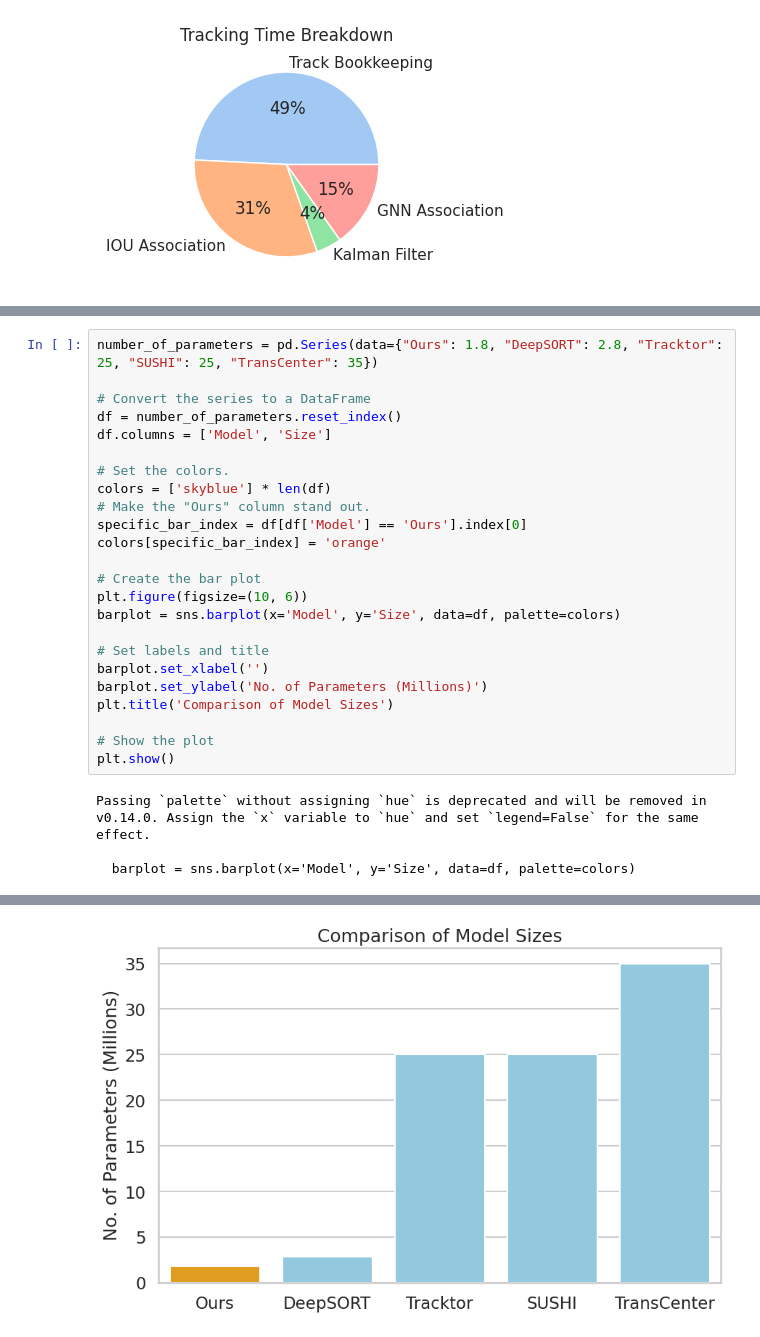
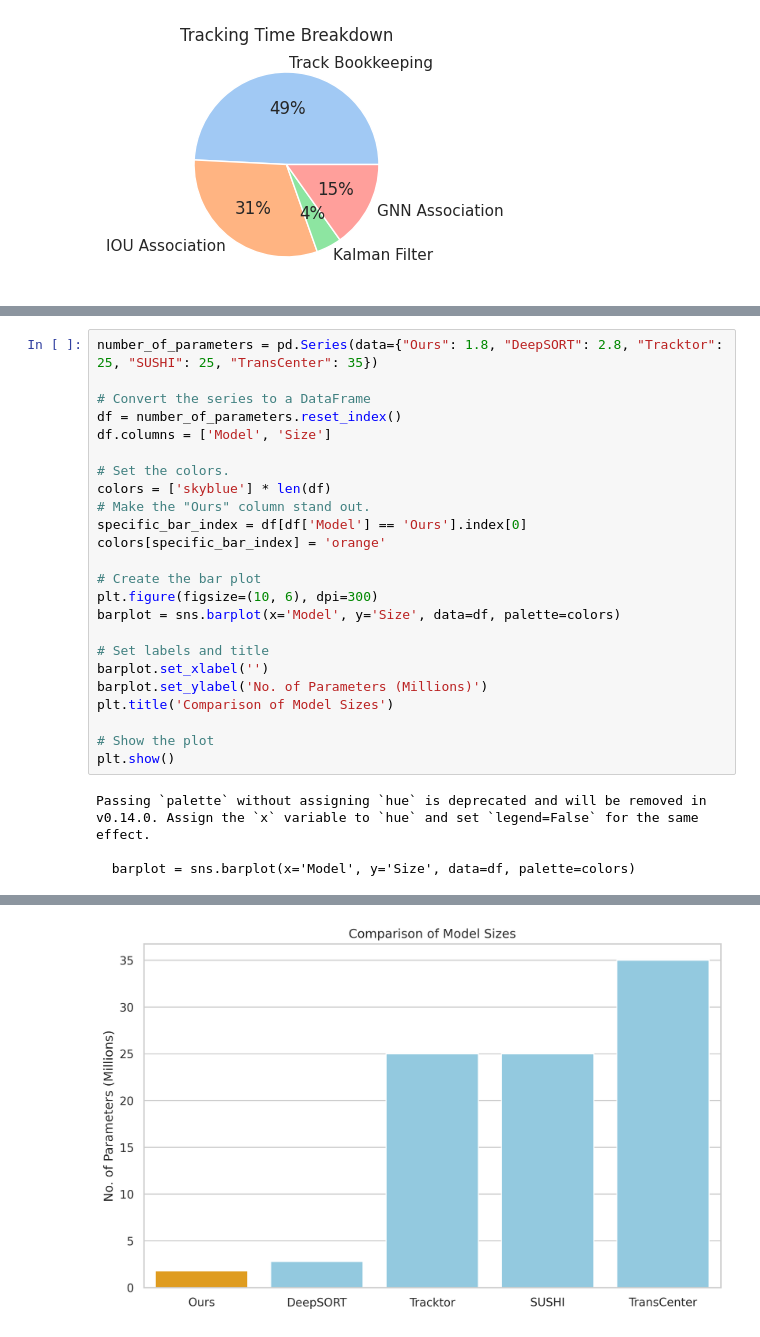
Before and after one commit to UGA-BSAIL/cotton_flower_mot, a Jupyter notebook: notebooks/generate_figures.ipynb, the cells around one changed output, grey strips where cells are left out. Saved outputs shown, nothing was run; the diff lists cells and outputs as text.

Commit message:
Improve EDA and evaluation plots.

```diff
--- a/notebooks/generate_figures.ipynb
+++ b/notebooks/generate_figures.ipynb
@@ -374,30 +372,30 @@ plt.show()
 # %%
 number_of_parameters = pd.Series(data={"Ours": 1.8, "DeepSORT": 2.8, "Tracktor": 25, "SUSHI": 25, "TransCenter": 35})
 
 # Convert the series to a DataFrame
 df = number_of_parameters.reset_index()
 df.columns = ['Model', 'Size']
 
 # Set the colors.
 colors = ['skyblue'] * len(df)
 # Make the "Ours" column stand out.
 specific_bar_index = df[df['Model'] == 'Ours'].index[0]
 colors[specific_bar_index] = 'orange'
 
 # Create the bar plot
-plt.figure(figsize=(10, 6))
+plt.figure(figsize=(10, 6), dpi=300)
 barplot = sns.barplot(x='Model', y='Size', data=df, palette=colors)
 
 # Set labels and title
 barplot.set_xlabel('')
 barplot.set_ylabel('No. of Parameters (Millions)')
 plt.title('Comparison of Model Sizes')
 
 # Show the plot
 plt.show()
 # %% [output]
 Passing `palette` without assigning `hue` is deprecated and will be removed in v0.14.0. Assign the `x` variable to `hue` and set `legend=False` for the same effect.
 
   barplot = sns.barplot(x='Model', y='Size', data=df, palette=colors)
 [interactive output not drawn]
-[figure, old version]
+[figure, new version]
```
Also changed, not shown: parts of 5 cells of this notebook, 6 other files.
